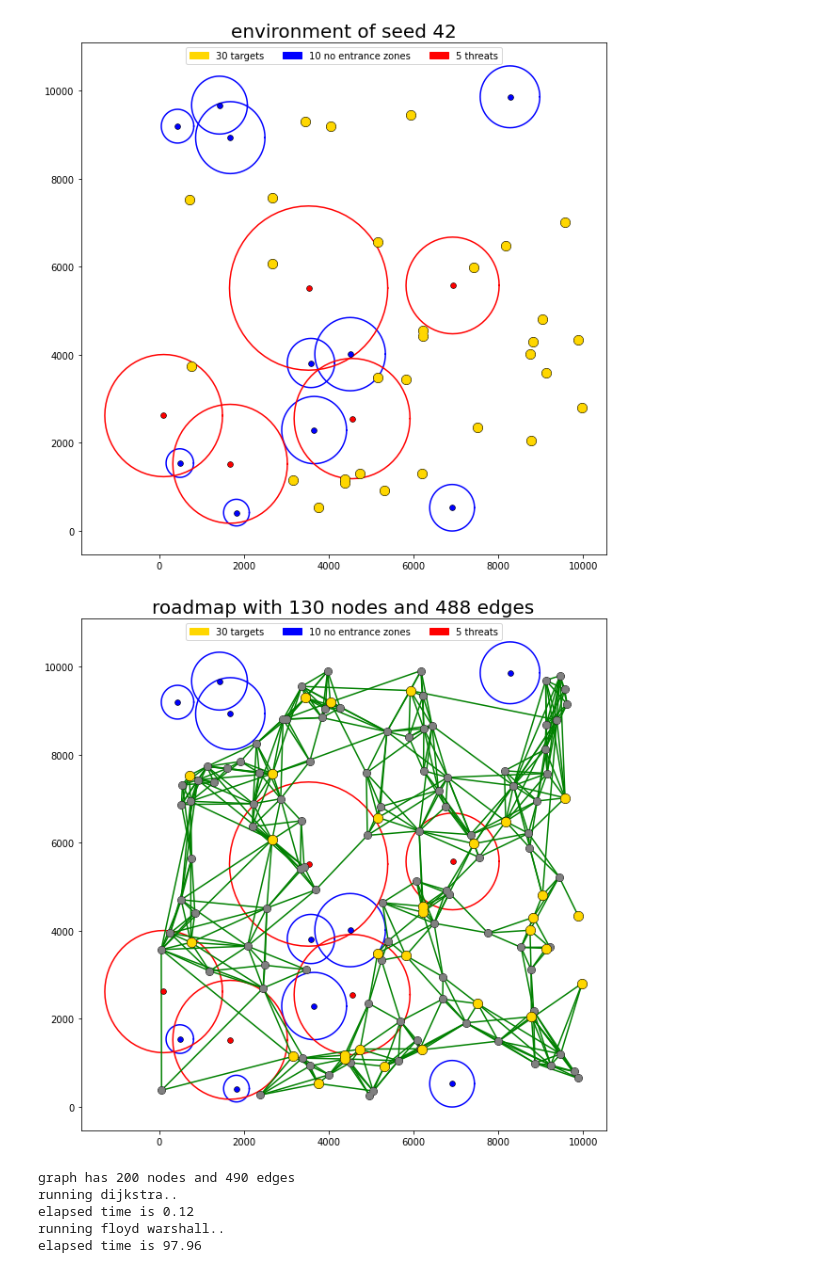
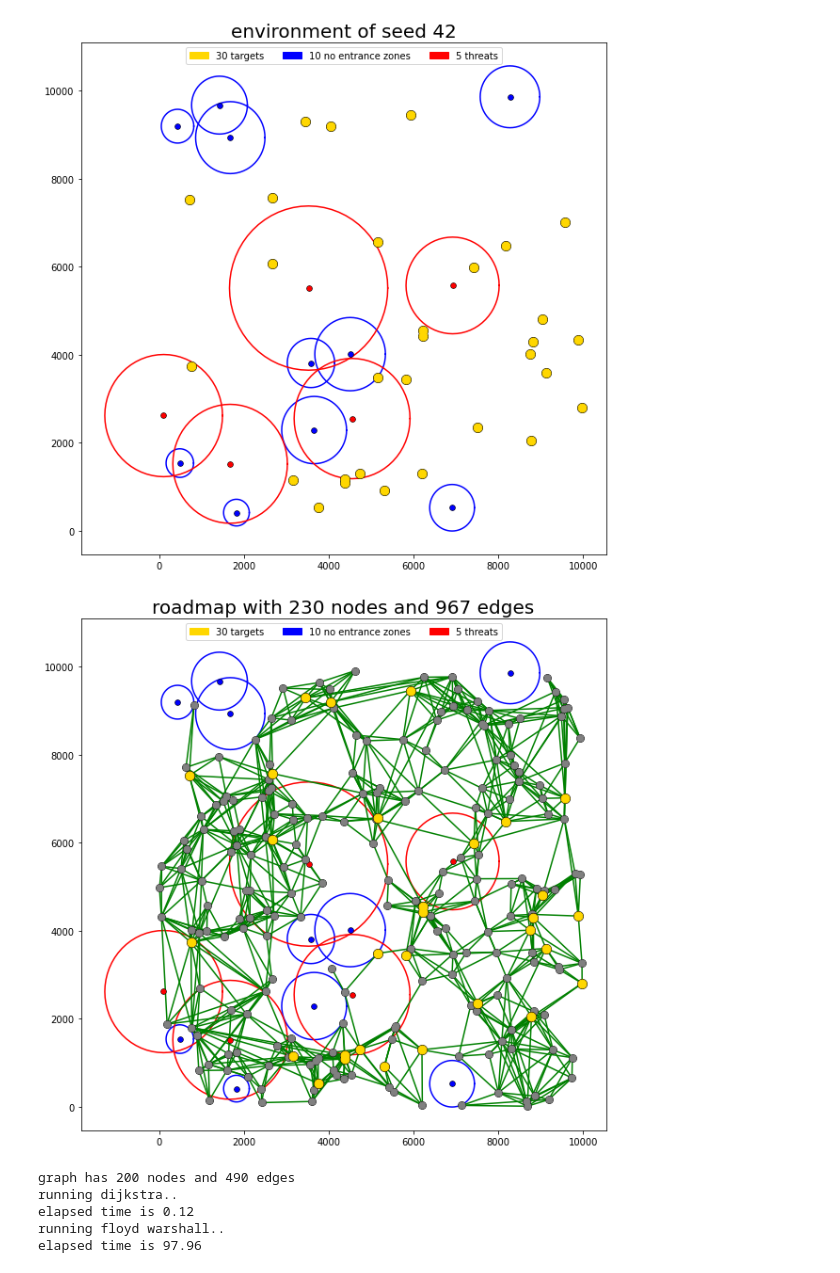
Before and after one commit to Elilgo324/quick-and-safe, a Jupyter notebook: main.ipynb, the cells around one changed output. Saved outputs shown, nothing was run; the diff lists cells and outputs as text; code cells hidden in the pictures.

Commit message:
extend and connect

```diff
--- a/main.ipynb
+++ b/main.ipynb
@@ -220,13 +221,12 @@ env.plot()
 # %% [output]
 [figure]
 # %%
-# roadmap example
 prm = PRM(env)
-prm.extend_iterations(100, neighborhood_type='k')
+prm.extend_iterations(200, neighborhood_type='k')
 prm.plot()
 plt.show()
 # %% [output]
-[figure, old version]
+[figure, new version]
 # %%
 single_source_times = []
 all_source_times = []
```
Also changed, not shown: parts of 2 cells of this notebook, 1 other file.
